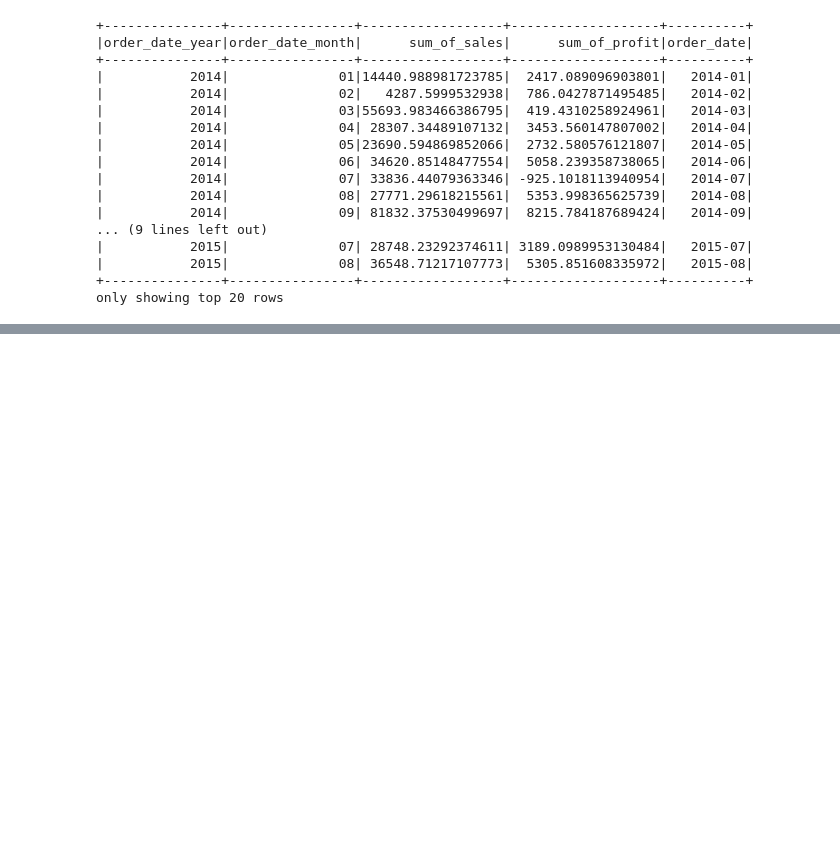
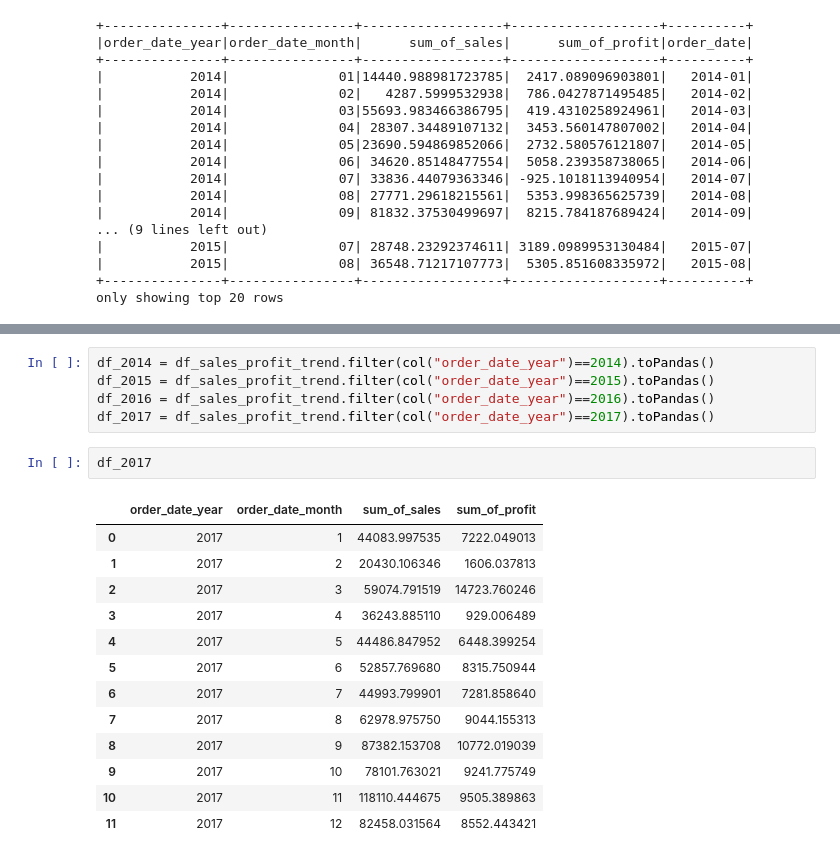
Before and after one commit to amithvardhan99/misc, a Jupyter notebook: PySpark Practice/notebook.ipynb, the cells around one changed output, grey strips where cells are left out. Saved outputs shown, nothing was run; the diff lists cells and outputs as text; blank space fills up the shorter version.

```diff
--- a/PySpark Practice/notebook.ipynb
+++ b/PySpark Practice/notebook.ipynb
@@ -2042,0 +2069,21 @@ df_sales_profit_trend_concat_pandas.head()
+# %%
+df_2014 = df_sales_profit_trend.filter(col("order_date_year")==2014).toPandas()
+df_2015 = df_sales_profit_trend.filter(col("order_date_year")==2015).toPandas()
+df_2016 = df_sales_profit_trend.filter(col("order_date_year")==2016).toPandas()
+df_2017 = df_sales_profit_trend.filter(col("order_date_year")==2017).toPandas()
+# %%
+df_2017
+# %% [output]
+|  | order_date_year | order_date_month | sum_of_sales | sum_of_profit |
+| 0 | 2017 | 1 | 44083.997535 | 7222.049013 |
+| 1 | 2017 | 2 | 20430.106346 | 1606.037813 |
+| 2 | 2017 | 3 | 59074.791519 | 14723.760246 |
+| 3 | 2017 | 4 | 36243.885110 | 929.006489 |
+| 4 | 2017 | 5 | 44486.847952 | 6448.399254 |
+| 5 | 2017 | 6 | 52857.769680 | 8315.750944 |
+| 6 | 2017 | 7 | 44993.799901 | 7281.858640 |
+| 7 | 2017 | 8 | 62978.975750 | 9044.155313 |
+| 8 | 2017 | 9 | 87382.153708 | 10772.019039 |
+| 9 | 2017 | 10 | 78101.763021 | 9241.775749 |
+| 10 | 2017 | 11 | 118110.444675 | 9505.389863 |
+| 11 | 2017 | 12 | 82458.031564 | 8552.443421 |
```
Also changed, not shown: parts of 8 cells of this notebook, 1 other file.
